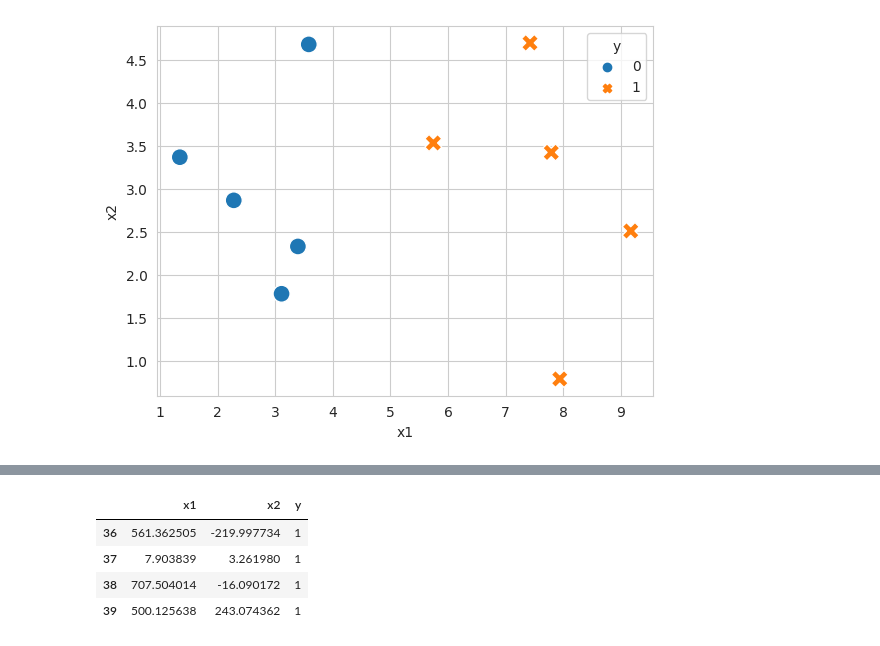
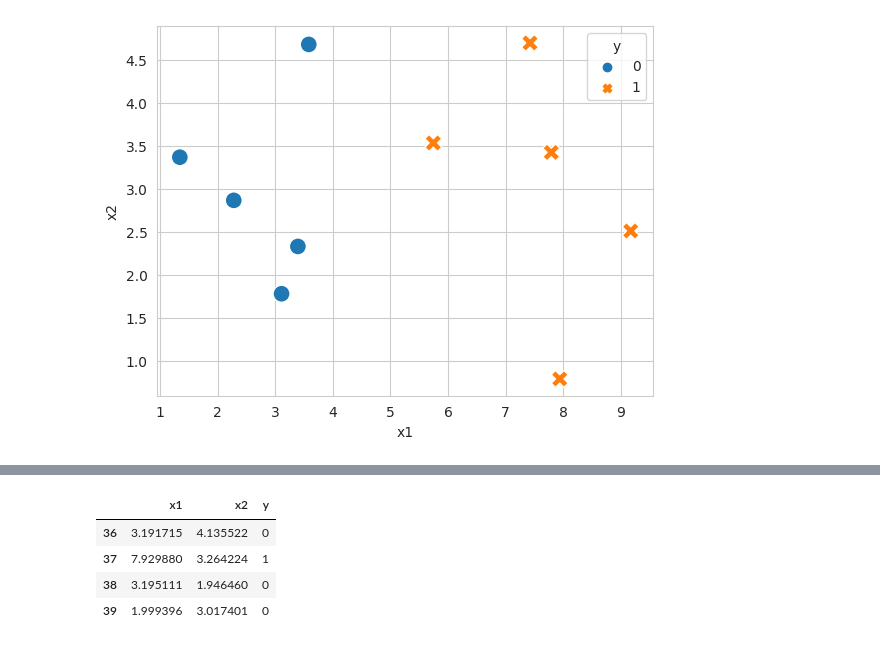
Before and after one commit to muscak/Master-Machine-Learning-Algorithms, a Jupyter notebook: Nonlinear-Algorithms/Learning-Vector-Quantization/Learning_Vector_Quantization.ipynb, the cells around one changed output, grey strips where cells are left out. Saved outputs shown, nothing was run; the diff lists cells and outputs as text; code cells hidden in the pictures.

```diff
--- a/Nonlinear-Algorithms/Learning-Vector-Quantization/Learning_Vector_Quantization.ipynb
+++ b/Nonlinear-Algorithms/Learning-Vector-Quantization/Learning_Vector_Quantization.ipynb
@@ -61,9 +62,16 @@ def create_temp_df(learning_rate, df_index, codebook_vector):
   df_temp.loc[df_temp['Distance'] == min, 'Is_BMU'] = 'BMU'
   df_temp.loc[df_temp['Distance'] != min, 'Is_BMU'] = 'NO'
 
-  df_temp.loc[df_temp['Is_BMU'] == 'BMU', 'new_x1'] = df_temp['x1'] + learning_rate*(df_temp['input_x1'] - df_temp['x1'])
-  df_temp.loc[df_temp['Is_BMU'] == 'NO', 'new_x1'] = df_temp['x1'] - learning_rate*(df_temp['input_x1'] - df_temp['x1'])
-  df_temp.loc[df_temp['Is_BMU'] == 'BMU', 'new_x2'] = df_temp['x2'] + learning_rate*(df_temp['input_x2'] - df_temp['x2'])
-  df_temp.loc[df_temp['Is_BMU'] == 'NO', 'new_x2'] = df_temp['x2'] - learning_rate*(df_temp['input_x2'] - df_temp['x2'])
+  for i in range(0, len(codebook_vector)):
+    if(df_temp.loc[i, 'Is_BMU'] == 'BMU'):
+      if(df_temp.loc[i, 'y'] == df_temp.loc[i, 'input_y']):
+        df_temp.loc[i, 'new_x1'] = df_temp.loc[i, 'x1'] + learning_rate*(df_temp.loc[i, 'input_x1'] - df_temp.loc[i, 'x1'])
+        df_temp.loc[i, 'new_x2'] = df_temp.loc[i, 'x2'] + learning_rate*(df_temp.loc[i, 'input_x2'] - df_temp.loc[i, 'x2'])
+      else:
+        df_temp.loc[i, 'new_x1'] = df_temp.loc[i, 'x1'] - learning_rate*(df_temp.loc[i, 'input_x1'] - df_temp.loc[i, 'x1'])
+        df_temp.loc[i, 'new_x2'] = df_temp.loc[i, 'x2'] - learning_rate*(df_temp.loc[i, 'input_x2'] - df_temp.loc[i, 'x2'])
+    else:
+      df_temp.loc[i, 'new_x1'] = df_temp.loc[i, 'x1']
+      df_temp.loc[i, 'new_x2'] = df_temp.loc[i, 'x2']
 
   return df_temp
@@ -70,8 +97,6 @@ def create_temp_df(learning_rate, df_index, codebook_vector):
 # %%
-def train(learning_rate, nr_codebook_vector, iter):
-  # Creating codebook vector by randomly selecting samples from dataset
-  df_codebook_vector = df.sample(n = nr_codebook_vector).reset_index(drop=True)
-
+# Trains the model using the codebook_vector
+def train(learning_rate, iter):
   df_training = pd.DataFrame(columns=['x1', 'x2', 'y', 'input_x1', 'input_x2', 'input_y', 'Distance', 'Is_BMU', 'new_x1', 'new_x2'])
   df_temp = create_temp_df(learning_rate, 0, df_codebook_vector)
   df_training = pd.concat([df_training, df_temp], ignore_index=True)
@@ -87,17 +112,18 @@ def train(learning_rate, nr_codebook_vector, iter):
 
   return df_training
 # %%
-nr_codebook_vector = 4
-df_training = train(0.7, nr_codebook_vector, 10)
+nr_iter = 10
+df_training = train(0.7, nr_iter)
+
+# Create a new codebook_vector and assigne the last items from the trainined data
 df_trained_codebook_vector = pd.DataFrame(columns=['x1', 'x2', 'y'])
 df_trained_codebook_vector['x1'] = df_training.loc[len(df_training)-nr_codebook_vector:len(df_training),'x1']
 df_trained_codebook_vector['x2'] = df_training.loc[len(df_training)-nr_codebook_vector:len(df_training),'x2']
 df_trained_codebook_vector['y'] = df_training.loc[len(df_training)-nr_codebook_vector:len(df_training),'y']
+df_trained_codebook_vector
+# %% [output]
+|  | x1 | x2 | y |
+| 36 | 3.191715 | 4.135522 | 0 |
+| 37 | 7.929880 | 3.264224 | 1 |
+| 38 | 3.195111 | 1.946460 | 0 |
+| 39 | 1.999396 | 3.017401 | 0 |
-# %%
-df_trained_codebook_vector
-# %% [output]
-|  | x1 | x2 | y |
-| 36 | 561.362505 | -219.997734 | 1 |
-| 37 | 7.903839 | 3.261980 | 1 |
-| 38 | 707.504014 | -16.090172 | 1 |
-| 39 | 500.125638 | 243.074362 | 1 |
```
Also changed, not shown: parts of 11 cells of this notebook.
